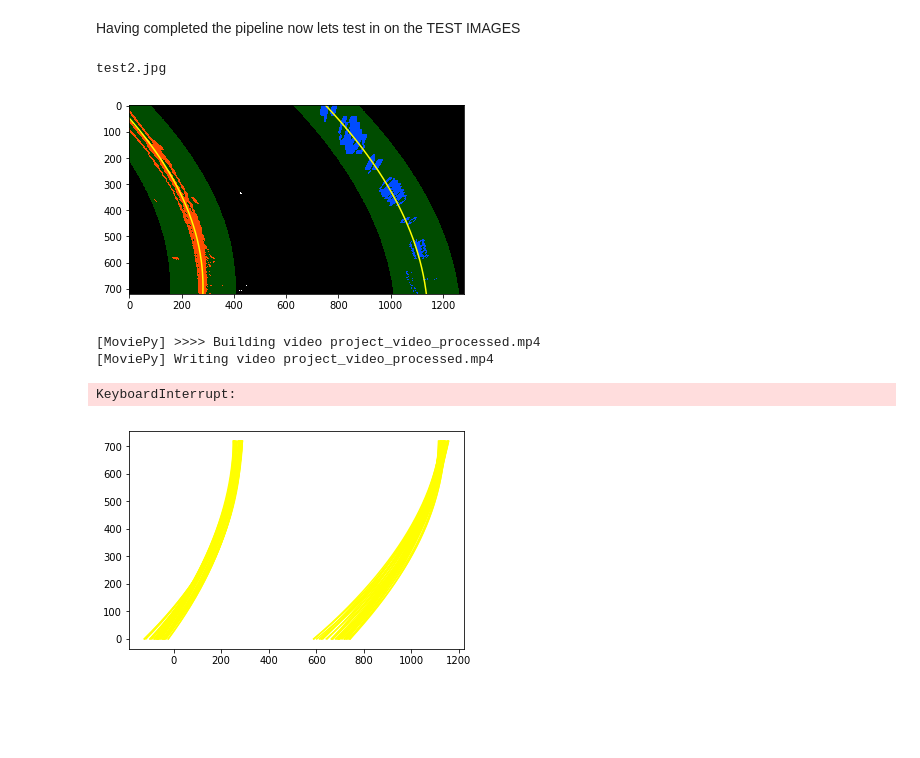
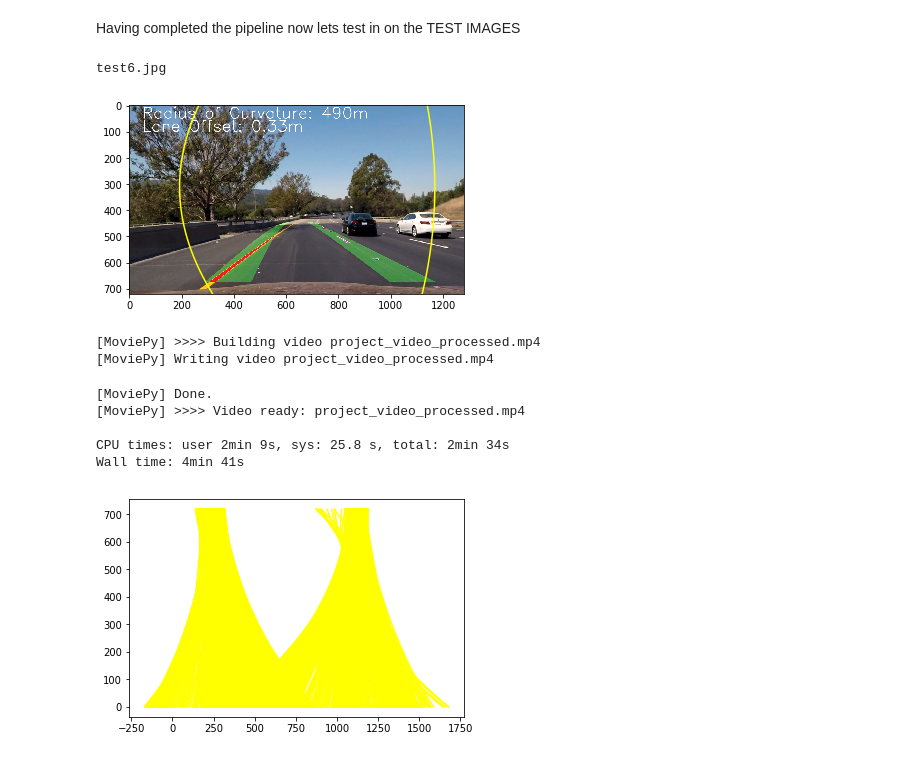
Before and after one commit to mikec-w/Udacity-CarND-Advanced-Lane-Lines, a Jupyter notebook: AdvLaneFinding.ipynb, the cells around one changed output. Saved outputs shown, nothing was run; the diff lists cells and outputs as text; code cells hidden in the pictures; blank space fills up the shorter version.

Commit message:
Changes:
* Write up completed
* Additional images added for write up

```diff
--- a/AdvLaneFinding.ipynb
+++ b/AdvLaneFinding.ipynb
@@ -132,7 +132,7 @@ def fit_poly(img_shape, leftx, lefty, rightx, righty):
 
 def search_around_poly(img):
     # HYPERPARAMETER
-    margin = 125
+    margin = 100
 
     # Grab activated pixels
     nonzero = img.nonzero()
@@ -195,9 +195,9 @@ def search_around_poly(img):
 def measure_curvature_metres():
     global left_fit
     global right_fit
-    '''
-    Calculates the curvature of polynomial functions in pixels.
-    '''
+
+    #Calculates the curvature of polynomial functions in pixels.
+
     # Define y-value where we want radius of curvature
     # We'll choose the maximum y-value, corresponding to the bottom of the image
 
@@ -297,19 +297,20 @@ Having completed the pipeline now lets test in on the TEST IMAGES
 # %%
 # Run Pipeline on all the TEST Images
 
 #for i, filename in enumerate(os.listdir("test_images/")):
-filename = 'test2.jpg'
+filename = 'test6.jpg'
 # Load Image and process
 print(filename)
 image = mpimg.imread("test_images/" + filename)
 outimage = pipeline(image)
     # Save Image
-cv2.imwrite('output_images/' + filename, cv2.cvtColor(outimage, cv2.COLOR_RGB2BGR))
-plt.imshow(outimage)
+#cv2.imwrite('output_images/' + filename, cv2.cvtColor(outimage, cv2.COLOR_GRAY2RGB))
+plt.imsave('output_images/' + filename, outimage)
+plt.imshow(outimage, cmap = 'gray')
 plt.show()
 # %% [output]
-test2.jpg
+test6.jpg
-[figure, old version]
+[figure, new version]
 # %%
 ## VIDEO TEST
 
@@ -334,5 +335,9 @@ white_clip = clip1.fl_image(process_image) #NOTE: this function expects color im
 # %% [output]
 [MoviePy] >>>> Building video project_video_processed.mp4
 [MoviePy] Writing video project_video_processed.mp4
-KeyboardInterrupt:
+[MoviePy] Done.
+[MoviePy] >>>> Video ready: project_video_processed.mp4
+
+CPU times: user 2min 9s, sys: 25.8 s, total: 2min 34s
+Wall time: 4min 41s
-[figure, old version]
+[figure, new version]
```
Also changed, not shown: 8 other files.
